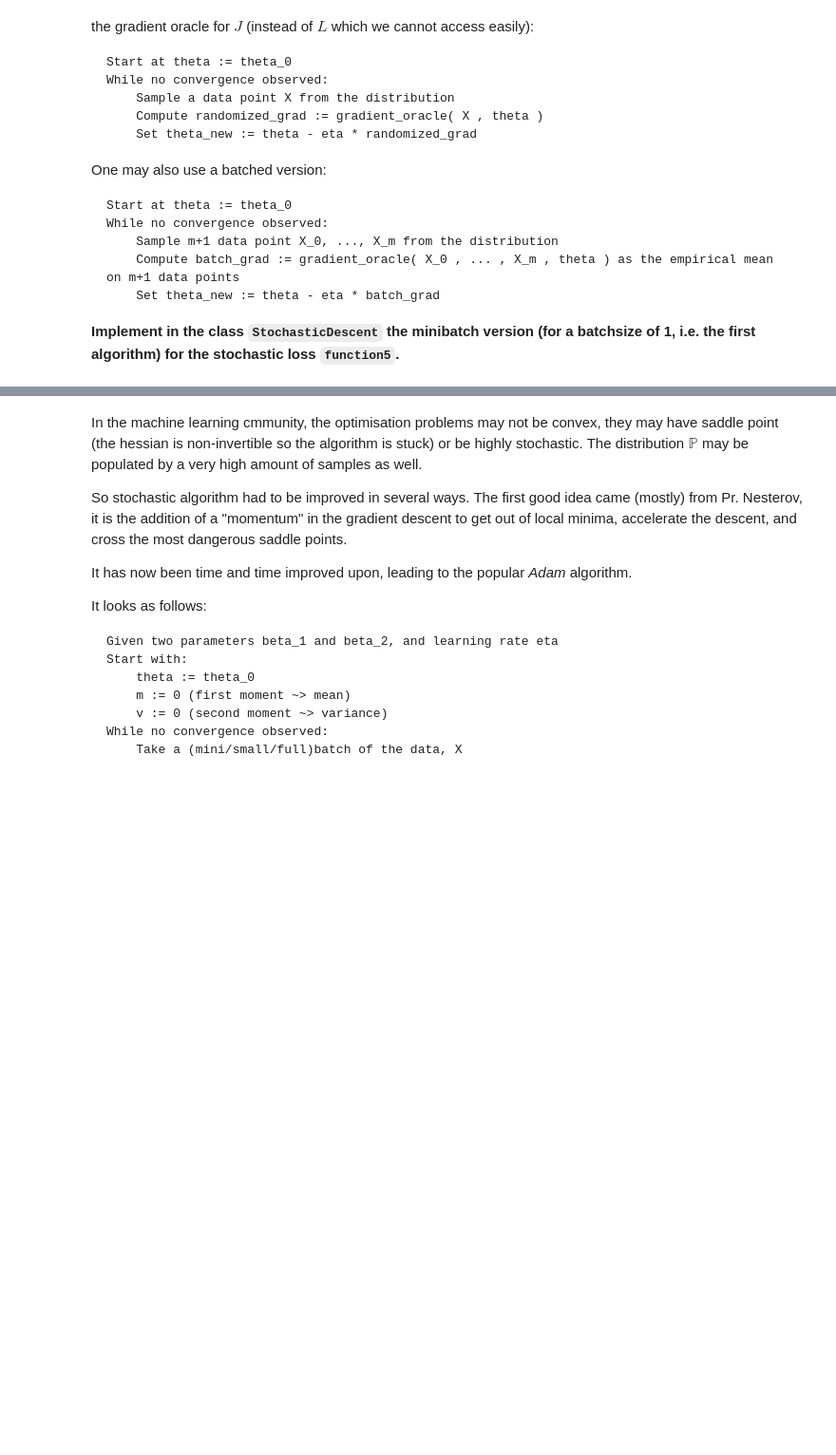
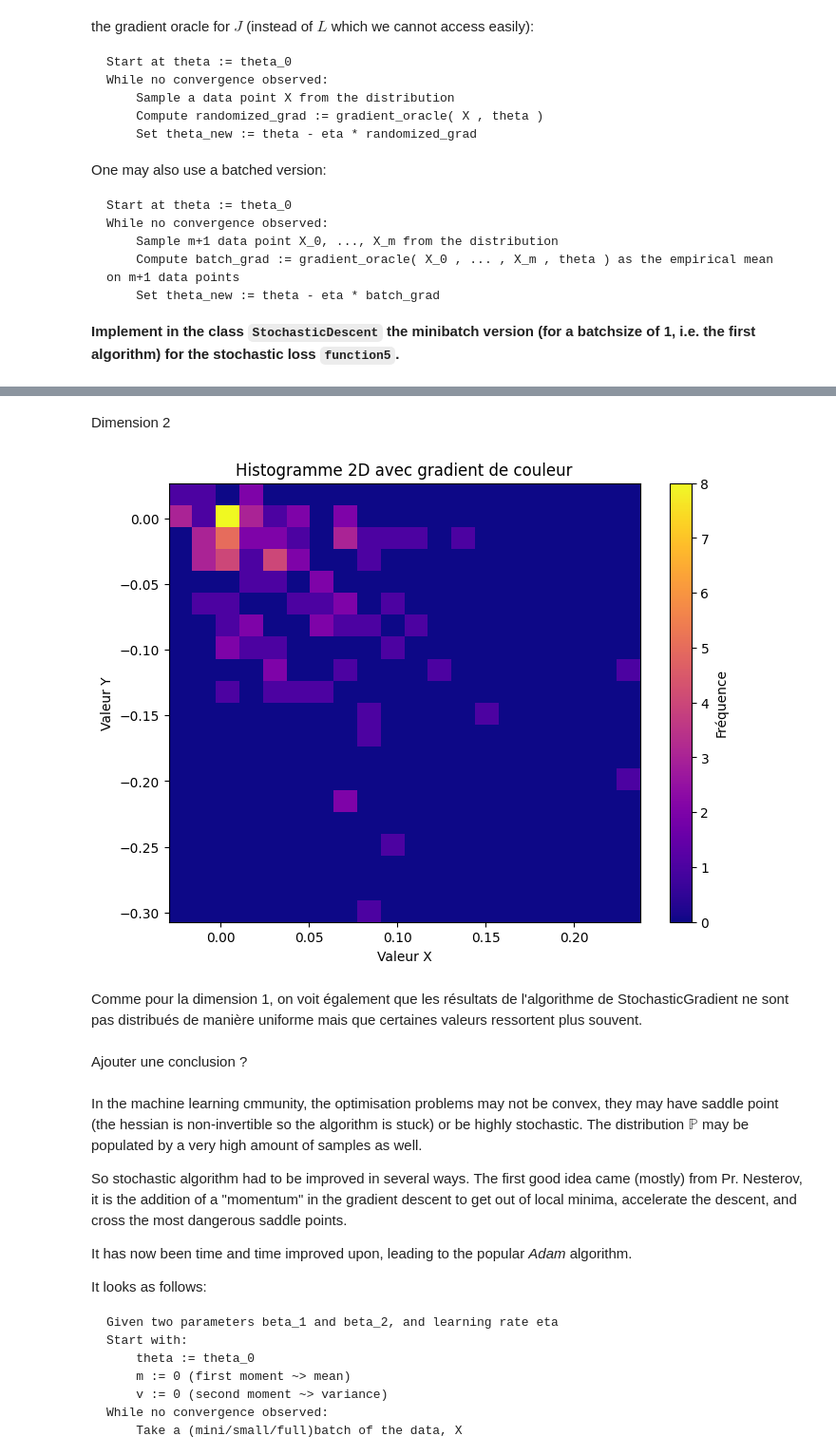
Before and after one commit to malnoe/Introduction-to-Python-for-Data-Sciences, a Jupyter notebook: projects/Group_1/Project_1.ipynb, the cells around one changed output, grey strips where cells are left out. Shown at 95% size. Saved outputs shown, nothing was run; the diff lists cells and outputs as text; code cells hidden in the pictures; blank space fills up the shorter version.

```diff
--- a/projects/Group_1/Project_1.ipynb
+++ b/projects/Group_1/Project_1.ipynb
@@ -297,3 +344,32 @@ array([ 0.07429939, -0.31132822, -0.09933746,  0.18744907,  0.06498768,
+# %% [markdown]
+Dimension 2
+# %%
+n=2
+function_test = make_random_func2(10000, n)
+# %%
+
+results = np.array([StochasticDescent(eps=0.001, theta0=np.array([0 for _ in range(n)]), L=function_test, eta=0.01, batch_size = n)[0] for _ in range(100)])  # Récupérer les np.array de taille 2
+
+# Separer les deux dimensions
+x_vals = results[:, 0]
+y_vals = results[:, 1]
+
+# Creer une figure avec un gradient de densite
+plt.figure(figsize=(8, 6))
+plt.hist2d(x_vals, y_vals, bins=20, cmap='plasma')  # Histogramme 2D avec gradient de couleur
+
+# Ajouter des éléments de visualisation
+plt.colorbar(label="Fréquence")  # Barre de couleur pour indiquer les densités
+plt.title("Histogramme 2D avec gradient de couleur")
+plt.xlabel("Valeur X")
+plt.ylabel("Valeur Y")
+plt.show()
+# %% [output]
+[figure, added]
+# %% [markdown]
+Comme pour la dimension 1, on voit également que les résultats de l'algorithme de StochasticGradient ne sont pas distribués de manière uniforme mais que certaines valeurs ressortent plus souvent.
+# %% [markdown]
+Ajouter une conclusion ?
 # %% [markdown]
 In the machine learning cmmunity, the optimisation problems may not be convex, they may have saddle point (the hessian is non-invertible so the algorithm is stuck) or be highly stochastic.
 The distribution $\mathbb{P}$ may be populated by a very high amount of samples as well.
```
Also changed, not shown: parts of 22 cells of this notebook, 2 other files.
